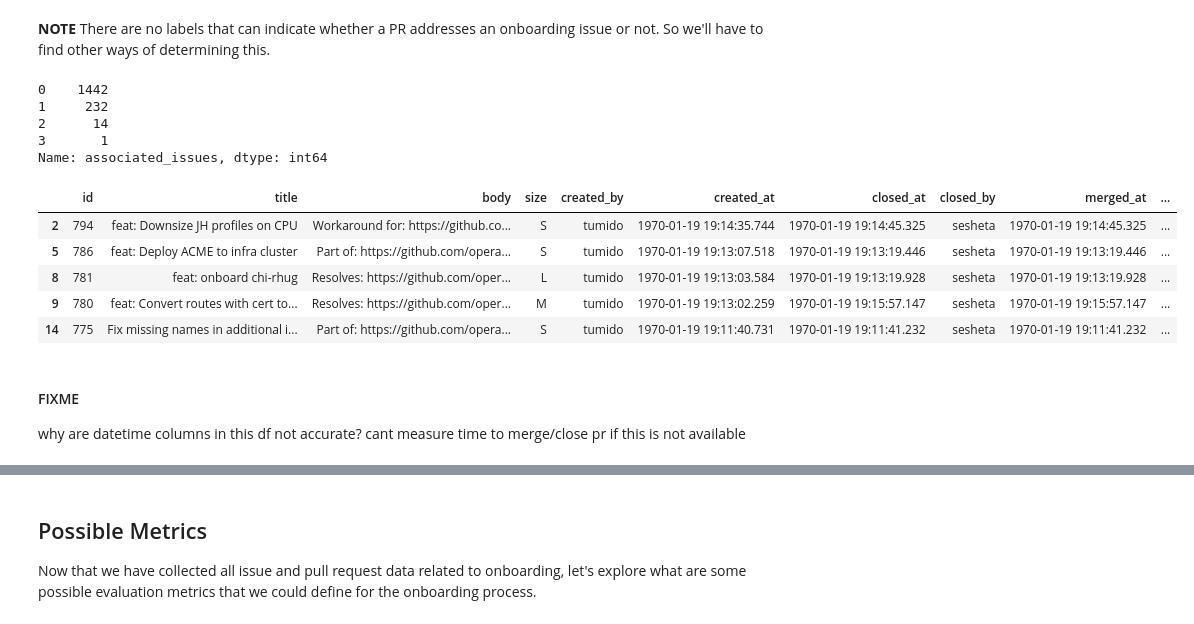
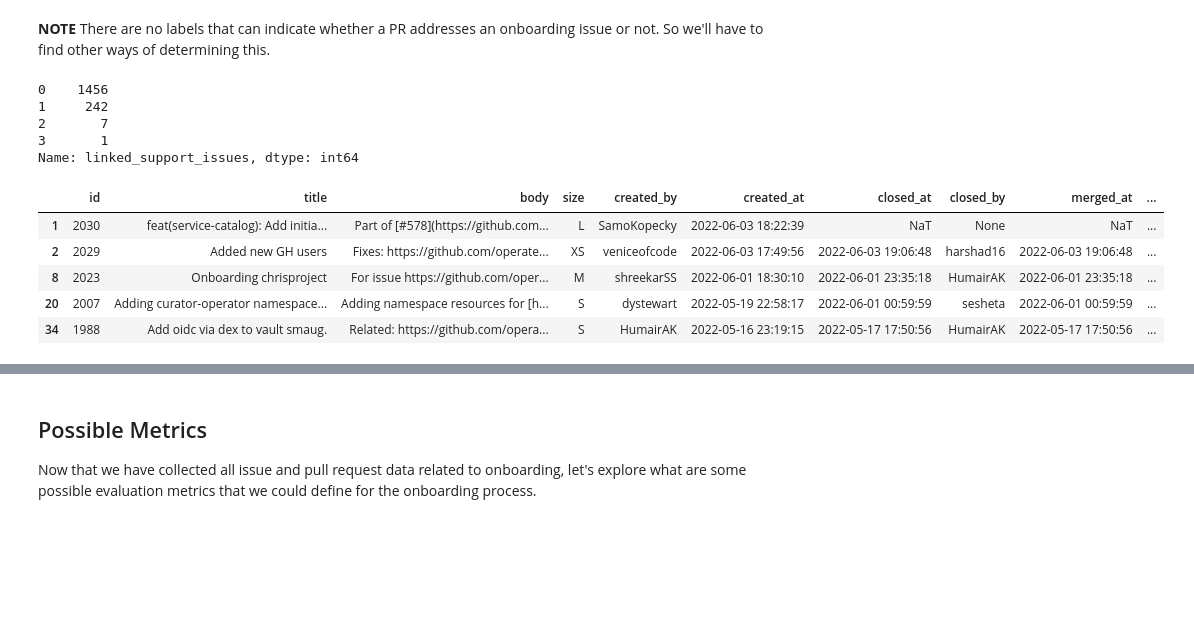
Before and after one commit to operate-first/apps, a Jupyter notebook: notebooks/onboarding-eda.ipynb, the cells around one changed output, grey strips where cells are left out. Cells and saved outputs as stored; diff of their text form; code cells hidden in the pictures; blank space fills up the shorter version.

Commit message:
Cross link issues w prs. Add metric time to first pr

```diff
--- a/notebooks/onboarding-eda.ipynb
+++ b/notebooks/onboarding-eda.ipynb
@@ -222,38 +227,43 @@ unique_pr_labels
 **NOTE** There are no labels that can indicate whether a PR addresses an onboarding issue or not. So we'll have to find other ways of determining this.
 # %%
 # lets see if we can link with issues using regex
-def find_associated_issue(pr_body: str) -> List[int]:
+def get_linked_support_issues(pr_body: str) -> List[int]:
+    """Get any issues from the support repo linked to this PR.
+
+    :param pr_body: body/description of the PR
+    :type pr_body: str
+
+    :return: a list of issue id's
+    :rtype: list
+    """
     if pr_body is not None:
         matches = re.findall("operate-first/support/issues/([0-9]+)", pr_body)
         if len(matches) != 0:
             # print(matches)
-            return matches
+            return list(set(matches))
         else:
             return list()
     return list()
 
 
-prs_df["associated_issues"] = prs_df["body"].apply(find_associated_issue)
+prs_df["linked_support_issues"] = prs_df["body"].apply(get_linked_support_issues)
 # %%
 # how many opf support issues does each pr have linked with it
-prs_df["associated_issues"].apply(len).value_counts()
+prs_df["linked_support_issues"].apply(len).value_counts()
 # %% [output]
-0    1442
-1     232
-2      14
+0    1456
+1     242
+2       7
 3       1
-Name: associated_issues, dtype: int64
+Name: linked_support_issues, dtype: int64
 # %%
 # lets only keep the prs which we can directly tell are related to onbarding
-onboard_prs_df = prs_df[prs_df["associated_issues"].apply(len) != 0]
+onboard_prs_df = prs_df[prs_df["linked_support_issues"].apply(len) != 0]
 onboard_prs_df.head()
 # %% [output]
 |  | id | title | body | size | created_by | created_at | closed_at | closed_by | merged_at | ... |
-| 2 | 794 | feat: Downsize JH profiles on CPU | Workaround for: https://github.co... | S | tumido | 1970-01-19 19:14:35.744 | 1970-01-19 19:14:45.325 | sesheta | 1970-01-19 19:14:45.325 | ... |
-| 5 | 786 | feat: Deploy ACME to infra cluster | Part of: https://github.com/opera... | S | tumido | 1970-01-19 19:13:07.518 | 1970-01-19 19:13:19.446 | sesheta | 1970-01-19 19:13:19.446 | ... |
-| 8 | 781 | feat: onboard chi-rhug | Resolves: https://github.com/oper... | L | tumido | 1970-01-19 19:13:03.584 | 1970-01-19 19:13:19.928 | sesheta | 1970-01-19 19:13:19.928 | ... |
-| 9 | 780 | feat: Convert routes with cert to... | Resolves: https://github.com/oper... | M | tumido | 1970-01-19 19:13:02.259 | 1970-01-19 19:15:57.147 | sesheta | 1970-01-19 19:15:57.147 | ... |
-| 14 | 775 | Fix missing names in additional i... | Part of: https://github.com/opera... | S | tumido | 1970-01-19 19:11:40.731 | 1970-01-19 19:11:41.232 | sesheta | 1970-01-19 19:11:41.232 | ... |
+| 1 | 2030 | feat(service-catalog): Add initia... | Part of [#578](https://github.com... | L | SamoKopecky | 2022-06-03 18:22:39 | NaT | None | NaT | ... |
+| 2 | 2029 | Added new GH users | Fixes: https://github.com/operate... | XS | veniceofcode | 2022-06-03 17:49:56 | 2022-06-03 19:06:48 | harshad16 | 2022-06-03 19:06:48 | ... |
+| 8 | 2023 | Onboarding chrisproject | For issue https://github.com/oper... | M | shreekarSS | 2022-06-01 18:30:10 | 2022-06-01 23:35:18 | HumairAK | 2022-06-01 23:35:18 | ... |
+| 20 | 2007 | Adding curator-operator namespace... | Adding namespace resources for [h... | S | dystewart | 2022-05-19 22:58:17 | 2022-06-01 00:59:59 | sesheta | 2022-06-01 00:59:59 | ... |
+| 34 | 1988 | Add oidc via dex to vault smaug. | Related: https://github.com/opera... | S | HumairAK | 2022-05-16 23:19:15 | 2022-05-17 17:50:56 | HumairAK | 2022-05-17 17:50:56 | ... |
-# %% [markdown]
-#### FIXME
-why are datetime columns in this df not accurate? cant measure time to merge/close pr if this is not available
```
Also changed, not shown: parts of 19 cells of this notebook.
